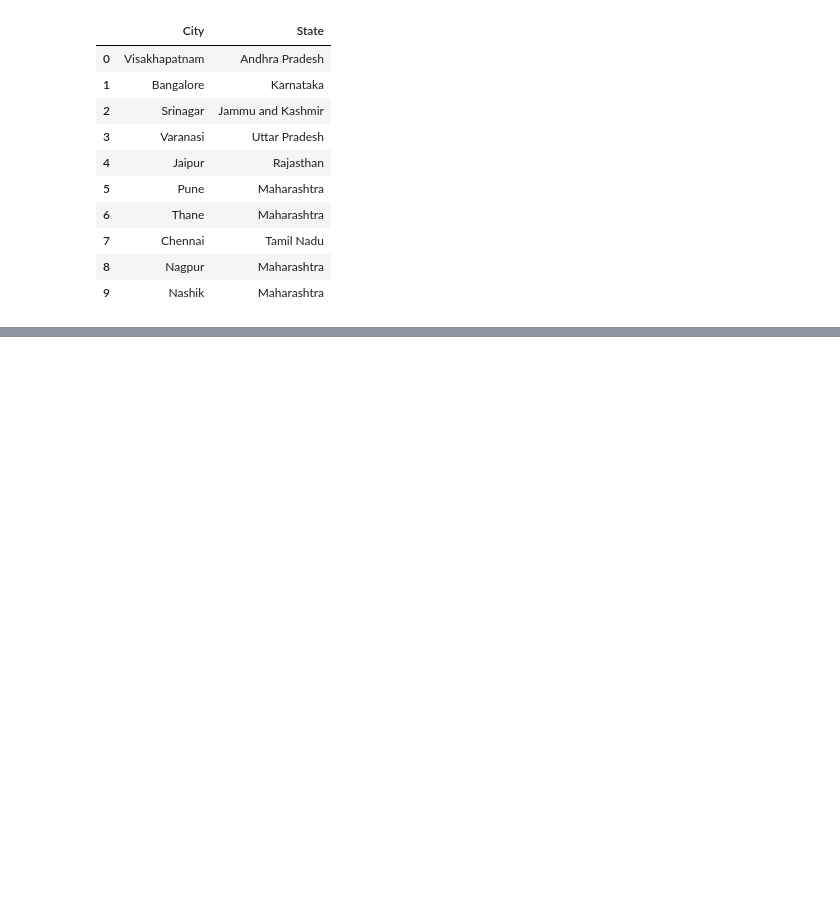
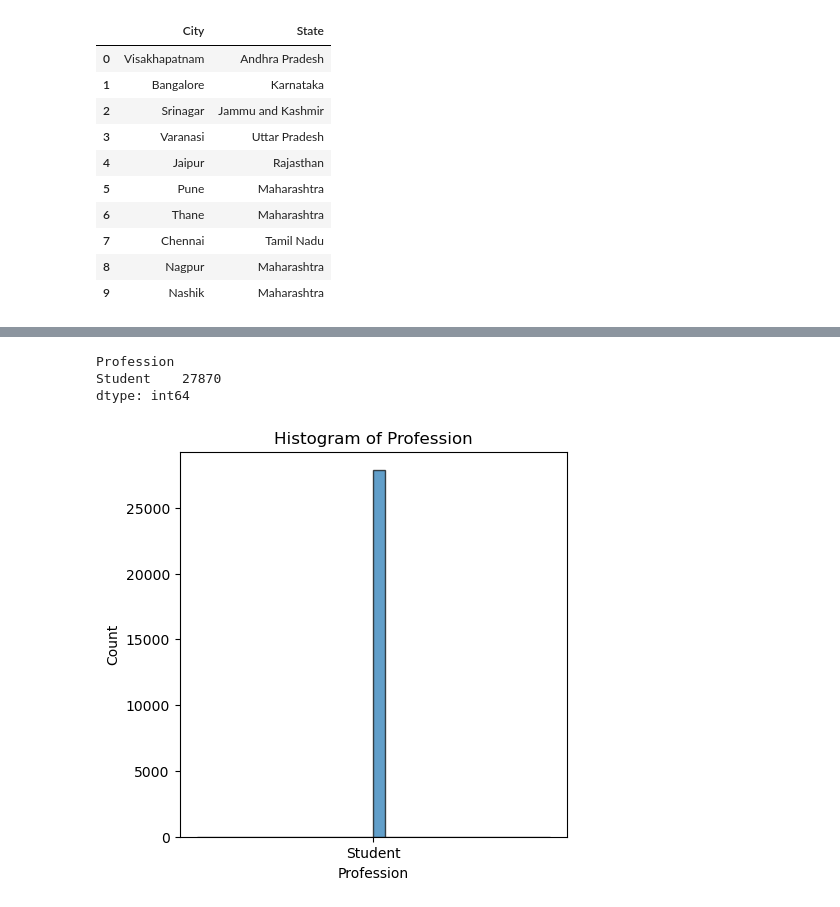
Before and after one commit to FentanesOscar/Depression-Prediction-Model, a Jupyter notebook: state column organization.ipynb, the cells around one changed output, grey strips where cells are left out. Drawn from its saved outputs; the diff is of its cells as text; code cells hidden in the pictures; blank space fills up the shorter version.

```diff
--- a/state column organization.ipynb
+++ b/state column organization.ipynb
@@ -242,0 +315,4 @@ df['State'] = df['State'].fillna('Unknown')
+# %%
+# 1. Identify rows to delete
+mask = df['Profession'].str.lower() != 'student'
+rows_to_delete = df[mask]
@@ -242,0 +328,28 @@ df['State'] = df['State'].fillna('Unknown')
+# %%
+
+# 3. Drop them from the original DataFrame
+df.drop(rows_to_delete.index, inplace=True)
+# %%
+
+# 4. (Optional) Reset index if you want a clean 0…N‑1 index afterwards
+df.reset_index(drop=True, inplace=True)
+# %%
+counts = df.groupby('Profession').size()
+print(counts)
+# %% [output]
+Profession
+Student    27870
+dtype: int64
+# %%
+
+plt.figure(figsize=(5, 5))
+plt.hist(df['Profession'].dropna(),        # dropna() if you want to ignore NaNs
+         bins=30,                  # number of bins (adjust as needed)
+         edgecolor='black',       # makes bar edges visible
+         alpha=0.7)               # transparency
+plt.xlabel('Profession')
+plt.ylabel('Count')
+plt.title('Histogram of Profession')
+plt.show()
+# %% [output]
+[figure, added]
```
Also changed, not shown: parts of 13 cells of this notebook, 2 other files.
